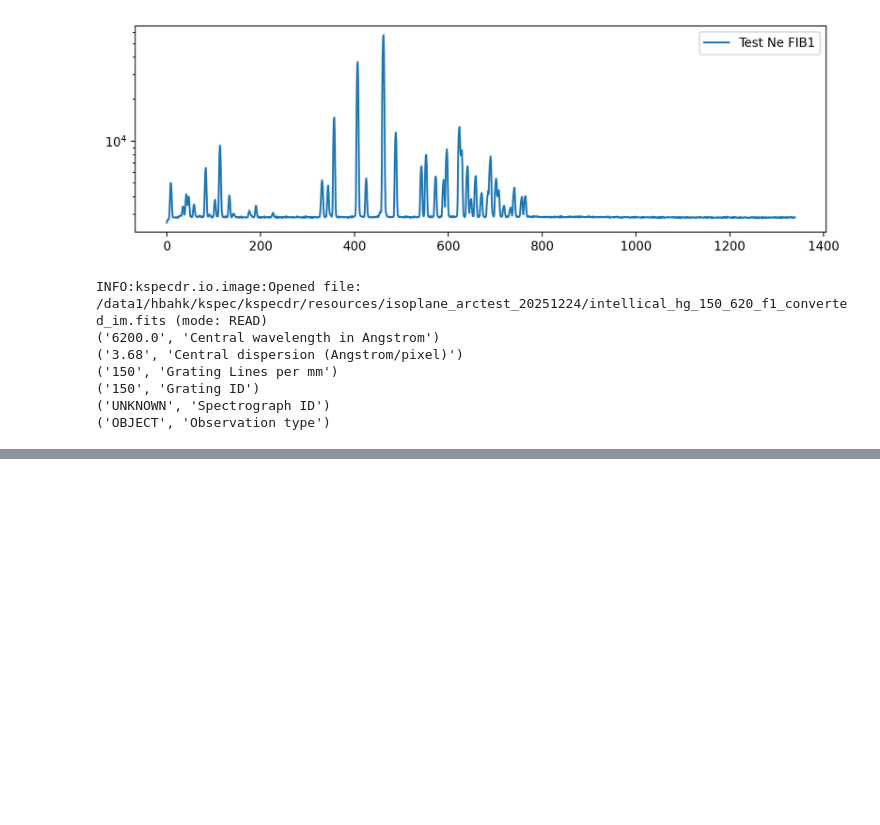
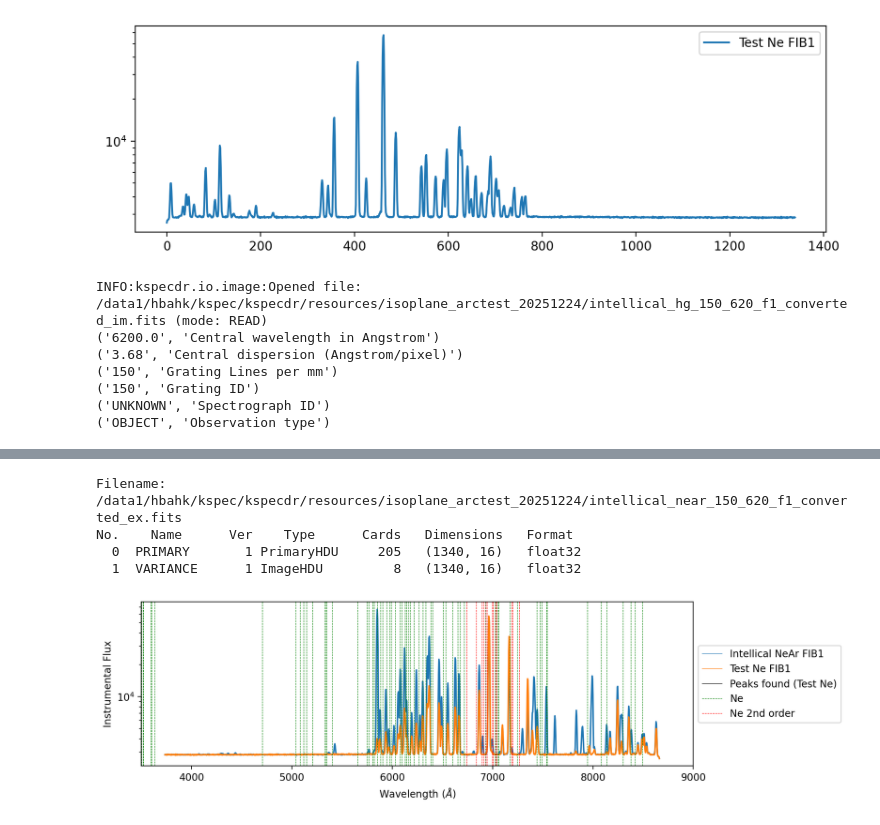
Before and after one commit to hbahk/kspecdr, a Jupyter notebook: notebooks/test_arc_20251224.ipynb, the cells around one changed output, grey strips where cells are left out. Drawn from its saved outputs; the diff is of its cells as text; code cells hidden in the pictures; blank space fills up the shorter version.

```diff
--- a/notebooks/test_arc_20251224.ipynb
+++ b/notebooks/test_arc_20251224.ipynb
@@ -383,4 +392,5 @@ No.    Name      Ver    Type      Cards   Dimensions   Format
 newport_oriel = Table.read(RESOURCES / "spectral_atlas" / "newport-oriel.csv")
 newport_hgar = newport_oriel[newport_oriel["Model No."] == 6035]
 newport_ar = newport_oriel[newport_oriel["Model No."] == 6030]
+newport_ne = newport_oriel[newport_oriel["Model No."] == 6032]
 # %%
@@ -661,6 +699,8 @@ ax.plot(hdul[0].data[0], label="Test Ne FIB1")
 ax.set_yscale("log")
 ax.legend()
 plt.show()
+
+near_f1 = hdul[0].data[0][::-1]
 # %% [output]
 Filename: /data1/hbahk/kspec/kspecdr/resources/isoplane_arctest_20251224/Ne_150_620_0_converted_ex.fits
 No.    Name      Ver    Type      Cards   Dimensions   Format
@@ -686,0 +787,48 @@ INFO:kspecdr.io.image:Opened file: /data1/hbahk/kspec/kspecdr/resources/isoplane
+# %%
+new_fpath = TESTDIR / "intellical_near_150_620_f1_converted.fits"
+fpath_im = new_fpath.parent / (new_fpath.stem + "_im.fits")
+fpath_ex = new_fpath.parent / (new_fpath.stem + "_ex.fits")
+
+hdul = fits.open(fpath_ex)
+hdul.info()
+tlm_hdul = fits.open(fpath_tlm)
+wavela = tlm_hdul[1].data[0]
+
+intellical_near_f1 = hdul[0].data[0][::-1]
+
+fig = plt.figure(figsize=(10, 3))
+ax = fig.add_subplot(111)
+# ax.imshow(hdul[0].data, cmap='gray', origin='lower')
+# ax.set_xlim(800, 900)
+ax.plot(pix2lam, intellical_near_f1, label="Intellical NeAr FIB1")
+ax.plot(pix2lam, near_f1, label="Test Ne FIB1")
+
+for line in newport_ne["Wavelength (nm)"]:
+    ax.axvline(line*10, color="g", lw=0.5, ls="--")
+
+for line in newport_ne["Wavelength (nm)"]:
+    ax.axvline(line*20, color="r", lw=0.5, ls="--")
+# for line in newport_ar["Wavelength (nm)"]:
+#     ax.axvline(line*10, color="r", lw=0.5, ls="--")
+
+legend_lines = [
+    Line2D([0], [0], color="tab:blue", lw=0.5, label="Intellical NeAr FIB1"),
+    Line2D([0], [0], color="tab:orange", lw=0.5, label="Test Ne FIB1"),
+    Line2D([0], [0], color="k", lw=0.5, label="Peaks found (Test Ne)"),
+    Line2D([0], [0], color="g", lw=0.5, ls="--", label="Ne"),
+    Line2D([0], [0], color="r", lw=0.5, ls="--", label="Ne 2nd order")]
+ax.legend(handles=legend_lines, loc='center left', bbox_to_anchor=(1, 0.5))
+
+ax.set_xlim(3500, 9000)
+
+ax.set_yscale("log")
+ax.set_xlabel(r"Wavelength ($\AA$)")
+ax.set_ylabel("Instrumental Flux")
+# ax.legend()
+plt.show()
+# %% [output]
+Filename: /data1/hbahk/kspec/kspecdr/resources/isoplane_arctest_20251224/intellical_near_150_620_f1_converted_ex.fits
+No.    Name      Ver    Type      Cards   Dimensions   Format
+  0  PRIMARY       1 PrimaryHDU     205   (1340, 16)   float32
+  1  VARIANCE      1 ImageHDU         8   (1340, 16)   float32
+[figure, added]
```
Also changed, not shown: parts of 12 cells of this notebook.
